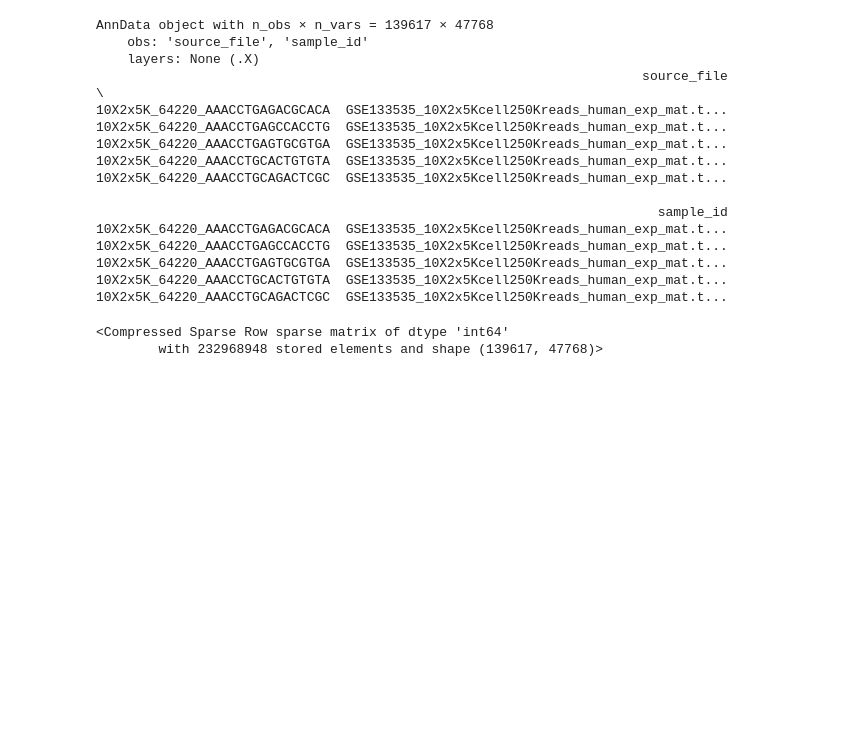
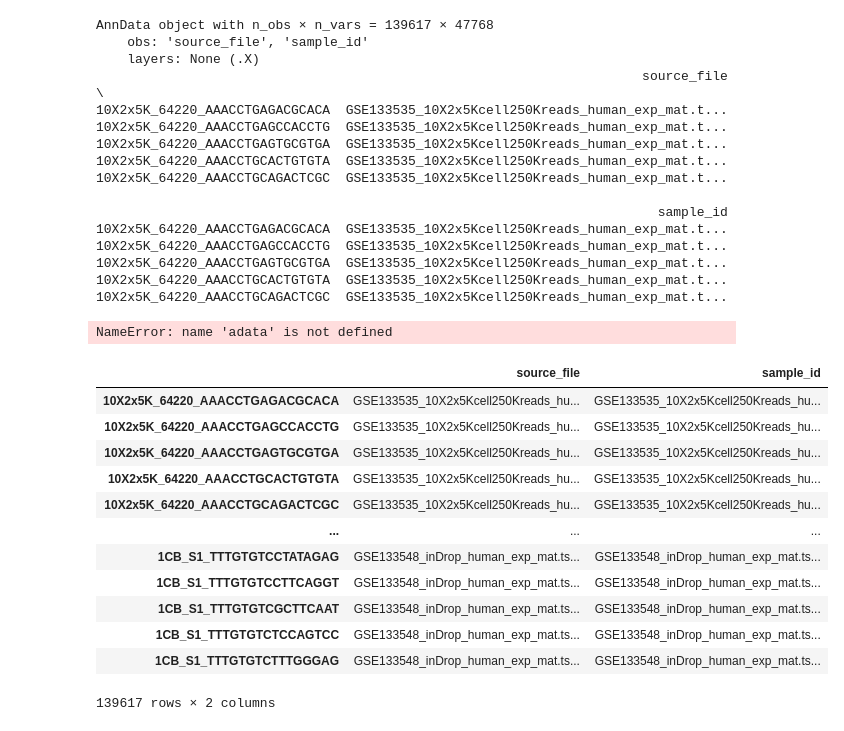
Before and after one commit to juychen/RUVDEG, a Jupyter notebook: test_pubdata.ipynb, the cells around one changed output. Cells and saved outputs as stored; diff of their text form; code cells hidden in the pictures; blank space fills up the shorter version.

```diff
--- a/test_pubdata.ipynb
+++ b/test_pubdata.ipynb
@@ -68,9 +68,27 @@ AnnData object with n_obs × n_vars = 139617 × 47768
 10X2x5K_64220_AAACCTGCACTGTGTA  GSE133535_10X2x5Kcell250Kreads_human_exp_mat.t...
 10X2x5K_64220_AAACCTGCAGACTCGC  GSE133535_10X2x5Kcell250Kreads_human_exp_mat.t...
 # %%
-adata.X
+adata.obs
 # %% [output]
-<Compressed Sparse Row sparse matrix of dtype 'int64'
-        with 232968948 stored elements and shape (139617, 47768)>
+NameError: name 'adata' is not defined
 # %%
 adata.write_h5ad("/data1st1/junyi/correctdata/GSE133549/human_exp_mat.h5ad")
+# %%
+import scanpy as sc
+adata = sc.read_h5ad("/data1st1/junyi/correctdata/GSE133549/human_exp_mat.h5ad")
+# %%
+adata.obs
+# %% [output]
+|  | source_file | sample_id |
+| 10X2x5K_64220_AAACCTGAGACGCACA | GSE133535_10X2x5Kcell250Kreads_hu... | GSE133535_10X2x5Kcell250Kreads_hu... |
+| 10X2x5K_64220_AAACCTGAGCCACCTG | GSE133535_10X2x5Kcell250Kreads_hu... | GSE133535_10X2x5Kcell250Kreads_hu... |
+| 10X2x5K_64220_AAACCTGAGTGCGTGA | GSE133535_10X2x5Kcell250Kreads_hu... | GSE133535_10X2x5Kcell250Kreads_hu... |
+| 10X2x5K_64220_AAACCTGCACTGTGTA | GSE133535_10X2x5Kcell250Kreads_hu... | GSE133535_10X2x5Kcell250Kreads_hu... |
+| 10X2x5K_64220_AAACCTGCAGACTCGC | GSE133535_10X2x5Kcell250Kreads_hu... | GSE133535_10X2x5Kcell250Kreads_hu... |
+| ... | ... | ... |
+| 1CB_S1_TTTGTGTCCTATAGAG | GSE133548_inDrop_human_exp_mat.ts... | GSE133548_inDrop_human_exp_mat.ts... |
+| 1CB_S1_TTTGTGTCCTTCAGGT | GSE133548_inDrop_human_exp_mat.ts... | GSE133548_inDrop_human_exp_mat.ts... |
+| 1CB_S1_TTTGTGTCGCTTCAAT | GSE133548_inDrop_human_exp_mat.ts... | GSE133548_inDrop_human_exp_mat.ts... |
+| 1CB_S1_TTTGTGTCTCCAGTCC | GSE133548_inDrop_human_exp_mat.ts... | GSE133548_inDrop_human_exp_mat.ts... |
+| 1CB_S1_TTTGTGTCTTTGGGAG | GSE133548_inDrop_human_exp_mat.ts... | GSE133548_inDrop_human_exp_mat.ts... |
+139617 rows × 2 columns
```
Also changed, not shown: parts of 8 cells of this notebook, 7 other files.
